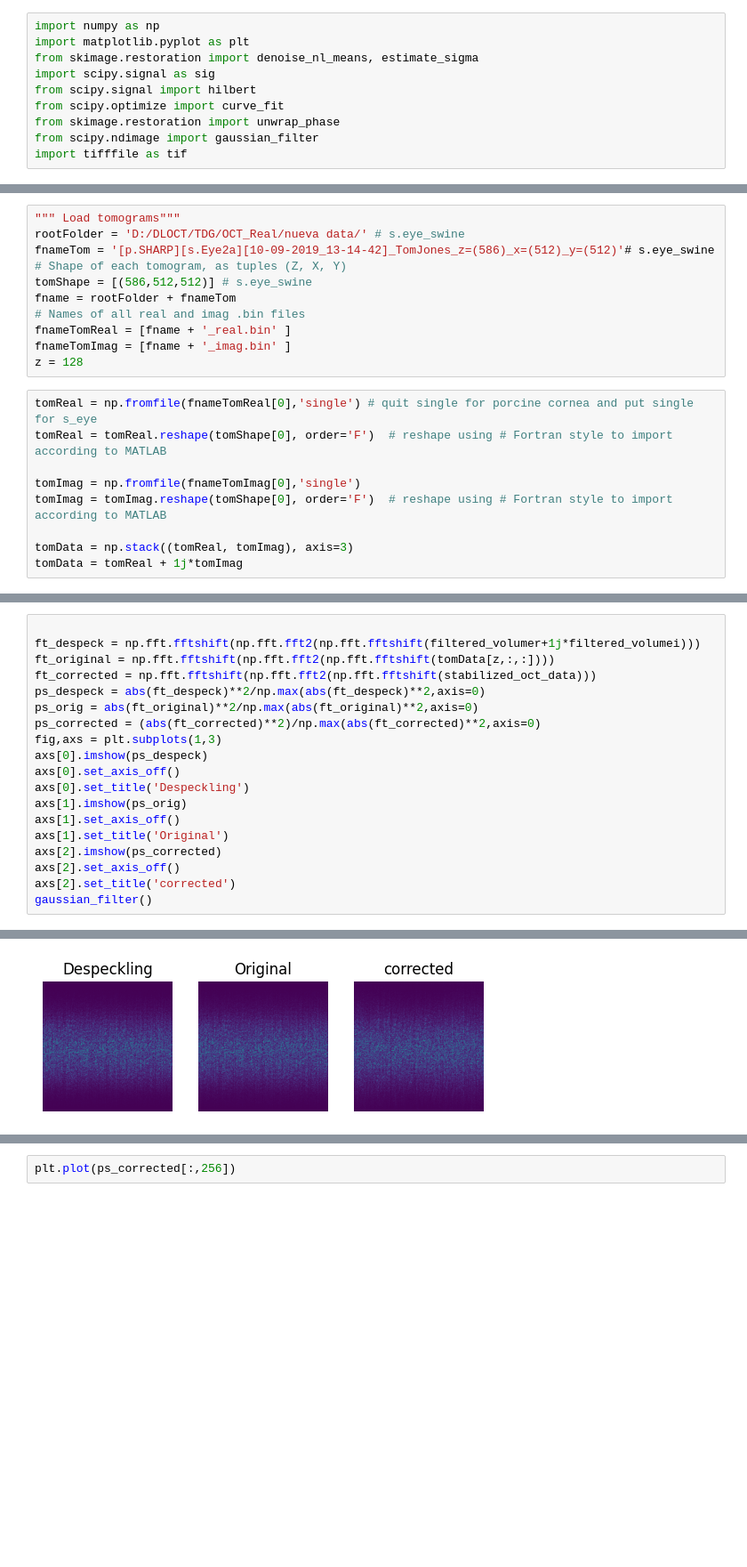
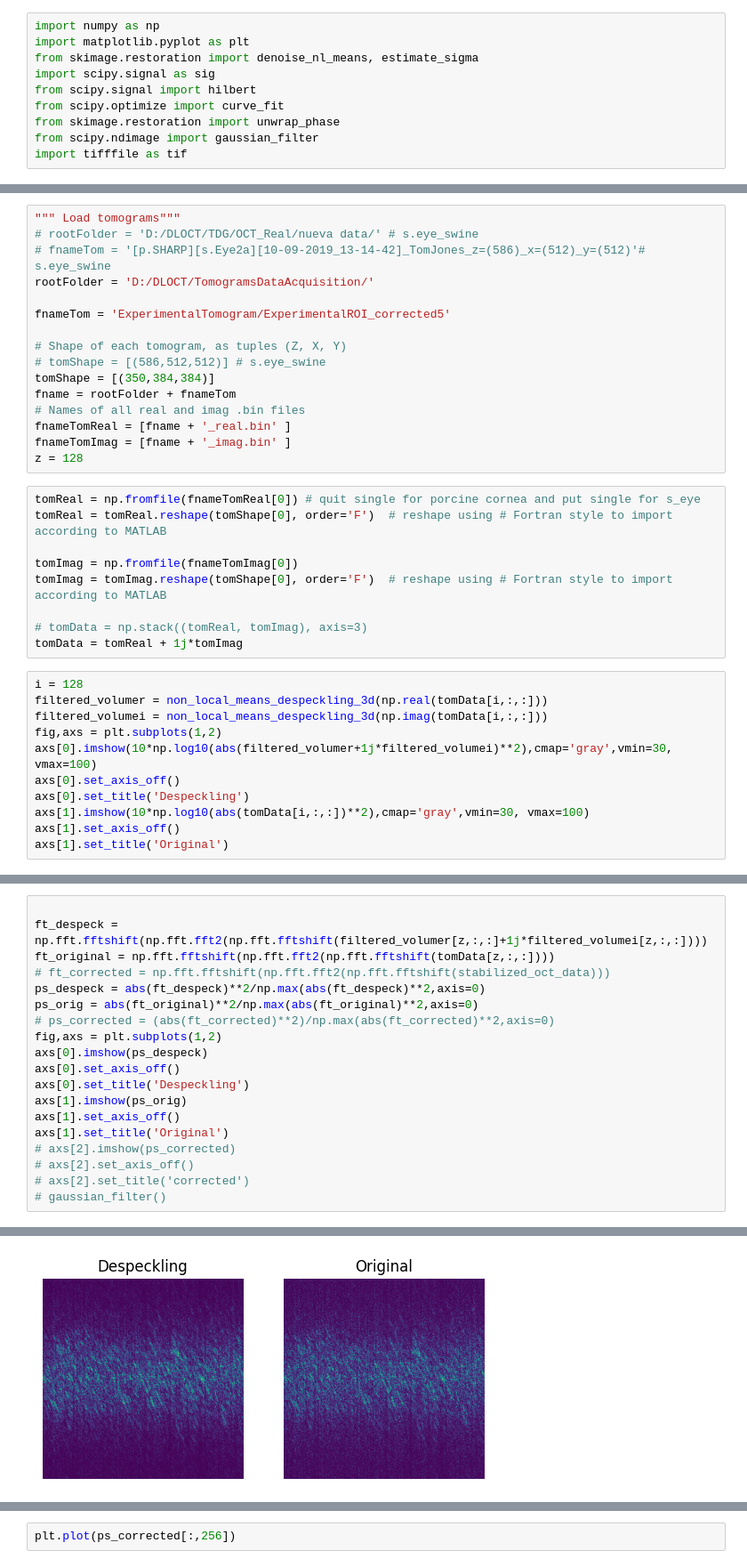
Before and after one commit to Diegoapulgarin/DLOCT, a Jupyter notebook: cGAN_subsampling/basic_despeckling.ipynb, the cells around one changed output, grey strips where cells are left out. Shown at 89% size. Saved outputs shown, nothing was run; the diff lists cells and outputs as text; blank space fills up the shorter version.

```diff
--- a/cGAN_subsampling/basic_despeckling.ipynb
+++ b/cGAN_subsampling/basic_despeckling.ipynb
@@ -40,21 +40,37 @@ def stabilize_phase_y_gaussian_filter(oct_data, sigma=10):
     return stabilized_oct_data
 # %%
 """ Load tomograms"""
-rootFolder = 'D:/DLOCT/TDG/OCT_Real/nueva data/' # s.eye_swine
-fnameTom = '[p.SHARP][s.Eye2a][10-09-2019_13-14-42]_TomJones_z=(586)_x=(512)_y=(512)'# s.eye_swine
+# rootFolder = 'D:/DLOCT/TDG/OCT_Real/nueva data/' # s.eye_swine
+# fnameTom = '[p.SHARP][s.Eye2a][10-09-2019_13-14-42]_TomJones_z=(586)_x=(512)_y=(512)'# s.eye_swine
+rootFolder = 'D:/DLOCT/TomogramsDataAcquisition/'
+
+fnameTom = 'ExperimentalTomogram/ExperimentalROI_corrected5'
+
 # Shape of each tomogram, as tuples (Z, X, Y)
-tomShape = [(586,512,512)] # s.eye_swine
+# tomShape = [(586,512,512)] # s.eye_swine
+tomShape = [(350,384,384)]
 fname = rootFolder + fnameTom
 # Names of all real and imag .bin files
 fnameTomReal = [fname + '_real.bin' ]
 fnameTomImag = [fname + '_imag.bin' ]
 z = 128
 # %%
-tomReal = np.fromfile(fnameTomReal[0],'single') # quit single for porcine cornea and put single for s_eye
+tomReal = np.fromfile(fnameTomReal[0]) # quit single for porcine cornea and put single for s_eye
 tomReal = tomReal.reshape(tomShape[0], order='F')  # reshape using # Fortran style to import according to MATLAB
 
-tomImag = np.fromfile(fnameTomImag[0],'single')
+tomImag = np.fromfile(fnameTomImag[0])
 tomImag = tomImag.reshape(tomShape[0], order='F')  # reshape using # Fortran style to import according to MATLAB
 
-tomData = np.stack((tomReal, tomImag), axis=3)
+# tomData = np.stack((tomReal, tomImag), axis=3)
 tomData = tomReal + 1j*tomImag
+# %%
+i = 128
+filtered_volumer = non_local_means_despeckling_3d(np.real(tomData[i,:,:]))
+filtered_volumei = non_local_means_despeckling_3d(np.imag(tomData[i,:,:]))
+fig,axs = plt.subplots(1,2)
+axs[0].imshow(10*np.log10(abs(filtered_volumer+1j*filtered_volumei)**2),cmap='gray',vmin=30, vmax=100)
+axs[0].set_axis_off()
+axs[0].set_title('Despeckling')
+axs[1].imshow(10*np.log10(abs(tomData[i,:,:])**2),cmap='gray',vmin=30, vmax=100)
+axs[1].set_axis_off()
+axs[1].set_title('Original')
@@ -87,20 +108,20 @@ for i in range(tomData.shape[0]):
 # %%
 
-ft_despeck = np.fft.fftshift(np.fft.fft2(np.fft.fftshift(filtered_volumer+1j*filtered_volumei)))
+ft_despeck = np.fft.fftshift(np.fft.fft2(np.fft.fftshift(filtered_volumer[z,:,:]+1j*filtered_volumei[z,:,:])))
 ft_original = np.fft.fftshift(np.fft.fft2(np.fft.fftshift(tomData[z,:,:])))
-ft_corrected = np.fft.fftshift(np.fft.fft2(np.fft.fftshift(stabilized_oct_data)))
+# ft_corrected = np.fft.fftshift(np.fft.fft2(np.fft.fftshift(stabilized_oct_data)))
 ps_despeck = abs(ft_despeck)**2/np.max(abs(ft_despeck)**2,axis=0)
 ps_orig = abs(ft_original)**2/np.max(abs(ft_original)**2,axis=0)
-ps_corrected = (abs(ft_corrected)**2)/np.max(abs(ft_corrected)**2,axis=0)
-fig,axs = plt.subplots(1,3)
+# ps_corrected = (abs(ft_corrected)**2)/np.max(abs(ft_corrected)**2,axis=0)
+fig,axs = plt.subplots(1,2)
 axs[0].imshow(ps_despeck)
 axs[0].set_axis_off()
 axs[0].set_title('Despeckling')
 axs[1].imshow(ps_orig)
 axs[1].set_axis_off()
 axs[1].set_title('Original')
-axs[2].imshow(ps_corrected)
-axs[2].set_axis_off()
-axs[2].set_title('corrected')
-gaussian_filter()
+# axs[2].imshow(ps_corrected)
+# axs[2].set_axis_off()
+# axs[2].set_title('corrected')
+# gaussian_filter()
 # %% [output]
@@ -108,2 +129,2 @@ Text(0.5, 1.0, 'corrected')
-[figure, old version]
+[figure, new version]
 # %%
```
Also changed, not shown: parts of 12 cells of this notebook, 2 other files.
